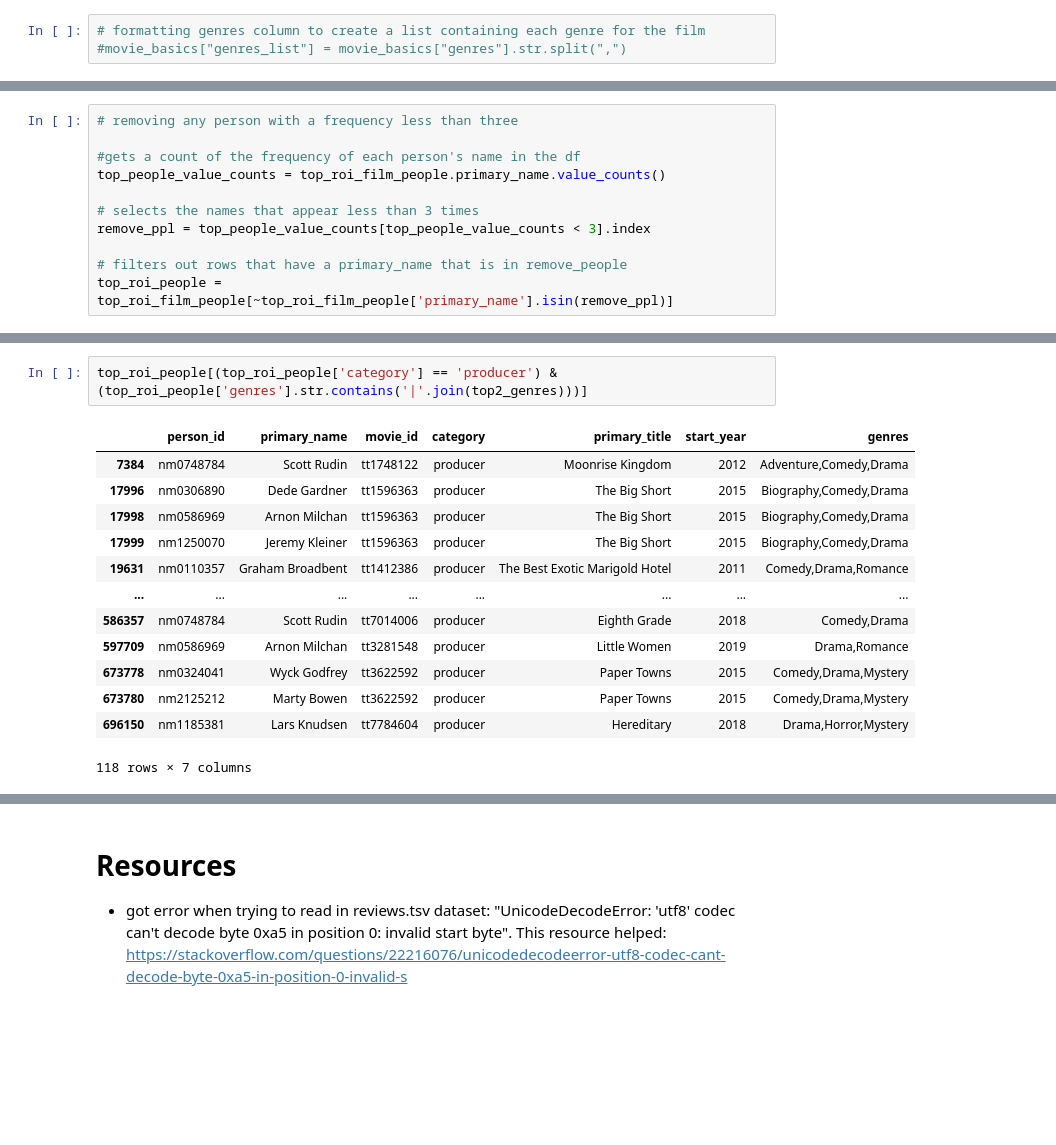
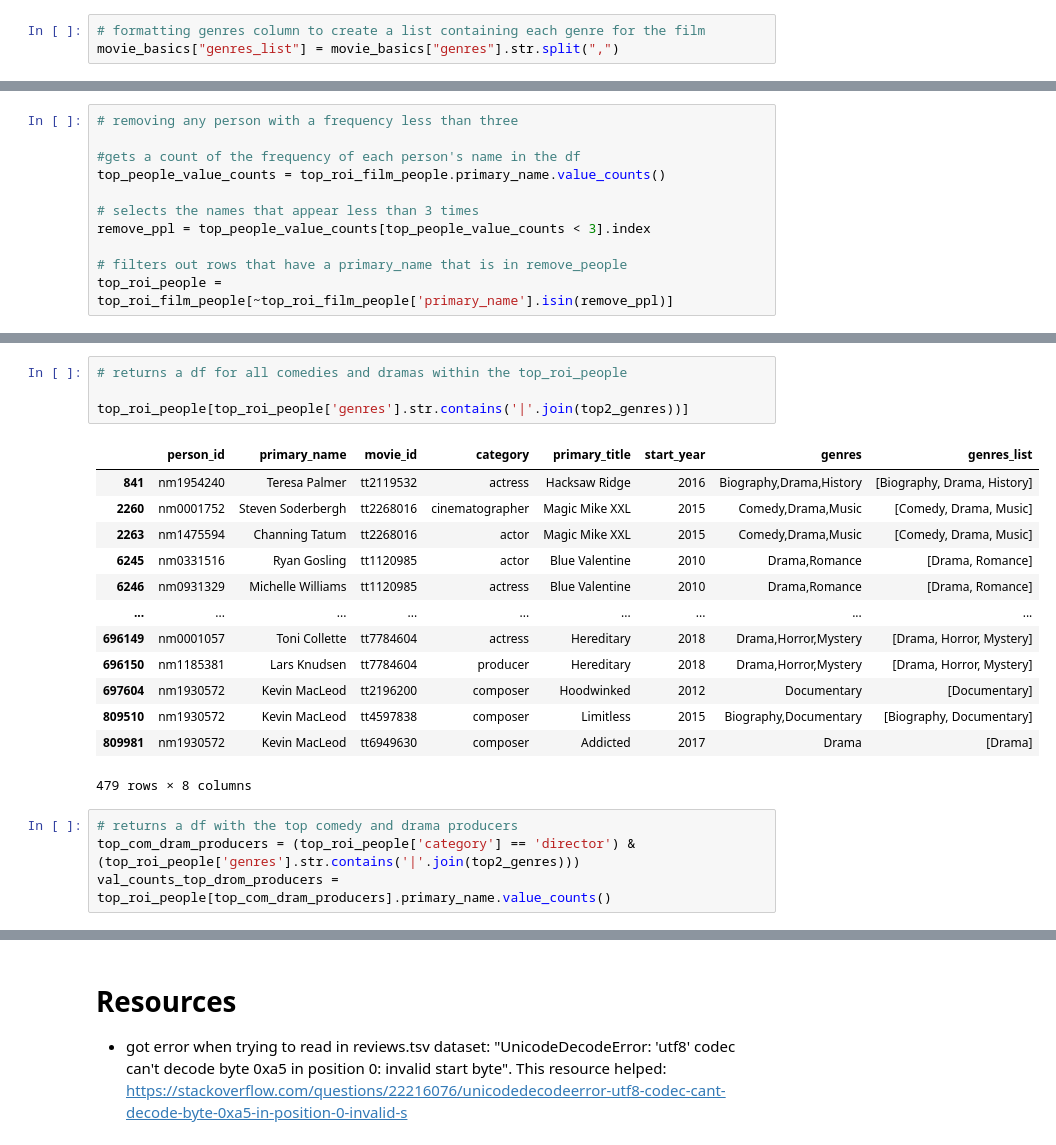
Before and after one commit to ckucewicz/movie_analysis_project, a Jupyter notebook: Notebook.ipynb, the cells around one changed output, grey strips where cells are left out. Drawn from its saved outputs; the diff is of its cells as text; blank space fills up the shorter version.

```diff
--- a/Notebook.ipynb
+++ b/Notebook.ipynb
@@ -366,7 +359,7 @@ Game-Show          4
 Name: genres, dtype: int64
 # %%
 # formatting genres column to create a list containing each genre for the film
-#movie_basics["genres_list"] = movie_basics["genres"].str.split(",")
+movie_basics["genres_list"] = movie_basics["genres"].str.split(",")
 # %%
 # display number of nan values for each feature
 movie_basics.isna().sum()
@@ -990,16 +1016,22 @@ KeyError: "None of [Index(['Biography,Drama,History', 'Comedy,Drama,Music', 'Com
 # %%
-top_roi_people[(top_roi_people['category'] == 'producer') & (top_roi_people['genres'].str.contains('|'.join(top2_genres)))]
+# returns a df for all comedies and dramas within the top_roi_people
+
+top_roi_people[top_roi_people['genres'].str.contains('|'.join(top2_genres))]
 # %% [output]
-|  | person_id | primary_name | movie_id | category | primary_title | start_year | genres |
-| 7384 | nm0748784 | Scott Rudin | tt1748122 | producer | Moonrise Kingdom | 2012 | Adventure,Comedy,Drama |
-| 17996 | nm0306890 | Dede Gardner | tt1596363 | producer | The Big Short | 2015 | Biography,Comedy,Drama |
-| 17998 | nm0586969 | Arnon Milchan | tt1596363 | producer | The Big Short | 2015 | Biography,Comedy,Drama |
-| 17999 | nm1250070 | Jeremy Kleiner | tt1596363 | producer | The Big Short | 2015 | Biography,Comedy,Drama |
-| 19631 | nm0110357 | Graham Broadbent | tt1412386 | producer | The Best Exotic Marigold Hotel | 2011 | Comedy,Drama,Romance |
-| ... | ... | ... | ... | ... | ... | ... | ... |
-| 586357 | nm0748784 | Scott Rudin | tt7014006 | producer | Eighth Grade | 2018 | Comedy,Drama |
-| 597709 | nm0586969 | Arnon Milchan | tt3281548 | producer | Little Women | 2019 | Drama,Romance |
-| 673778 | nm0324041 | Wyck Godfrey | tt3622592 | producer | Paper Towns | 2015 | Comedy,Drama,Mystery |
-| 673780 | nm2125212 | Marty Bowen | tt3622592 | producer | Paper Towns | 2015 | Comedy,Drama,Mystery |
-| 696150 | nm1185381 | Lars Knudsen | tt7784604 | producer | Hereditary | 2018 | Drama,Horror,Mystery |
+|  | person_id | primary_name | movie_id | category | primary_title | start_year | genres | genres_list |
+| 841 | nm1954240 | Teresa Palmer | tt2119532 | actress | Hacksaw Ridge | 2016 | Biography,Drama,History | [Biography, Drama, History] |
+| 2260 | nm0001752 | Steven Soderbergh | tt2268016 | cinematographer | Magic Mike XXL | 2015 | Comedy,Drama,Music | [Comedy, Drama, Music] |
+| 2263 | nm1475594 | Channing Tatum | tt2268016 | actor | Magic Mike XXL | 2015 | Comedy,Drama,Music | [Comedy, Drama, Music] |
+| 6245 | nm0331516 | Ryan Gosling | tt1120985 | actor | Blue Valentine | 2010 | Drama,Romance | [Drama, Romance] |
+| 6246 | nm0931329 | Michelle Williams | tt1120985 | actress | Blue Valentine | 2010 | Drama,Romance | [Drama, Romance] |
+| ... | ... | ... | ... | ... | ... | ... | ... | ... |
+| 696149 | nm0001057 | Toni Collette | tt7784604 | actress | Hereditary | 2018 | Drama,Horror,Mystery | [Drama, Horror, Mystery] |
+| 696150 | nm1185381 | Lars Knudsen | tt7784604 | producer | Hereditary | 2018 | Drama,Horror,Mystery | [Drama, Horror, Mystery] |
+| 697604 | nm1930572 | Kevin MacLeod | tt2196200 | composer | Hoodwinked | 2012 | Documentary | [Documentary] |
+| 809510 | nm1930572 | Kevin MacLeod | tt4597838 | composer | Limitless | 2015 | Biography,Documentary | [Biography, Documentary] |
+| 809981 | nm1930572 | Kevin MacLeod | tt6949630 | composer | Addicted | 2017 | Drama | [Drama] |
-118 rows × 7 columns
+479 rows × 8 columns
+# %%
+# returns a df with the top comedy and drama producers
+top_com_dram_producers = (top_roi_people['category'] == 'director') & (top_roi_people['genres'].str.contains('|'.join(top2_genres)))
+val_counts_top_drom_producers = top_roi_people[top_com_dram_producers].primary_name.value_counts()
```
Also changed, not shown: parts of 60 cells of this notebook.
